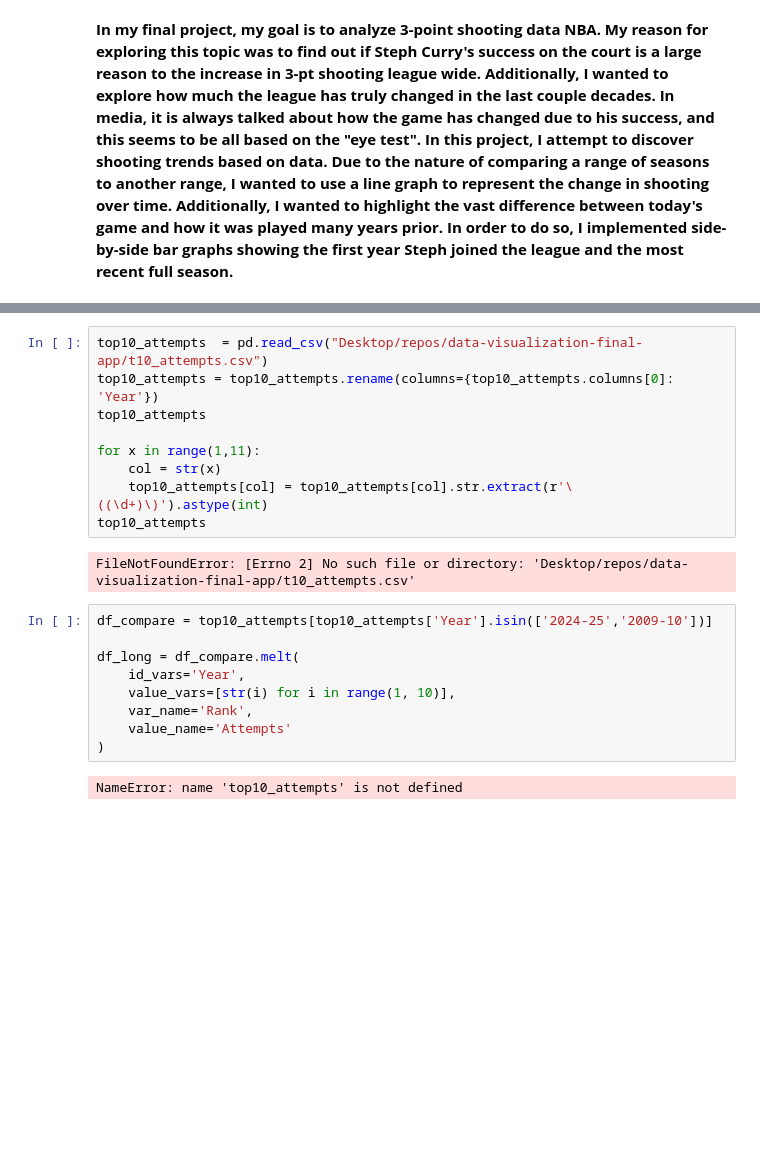
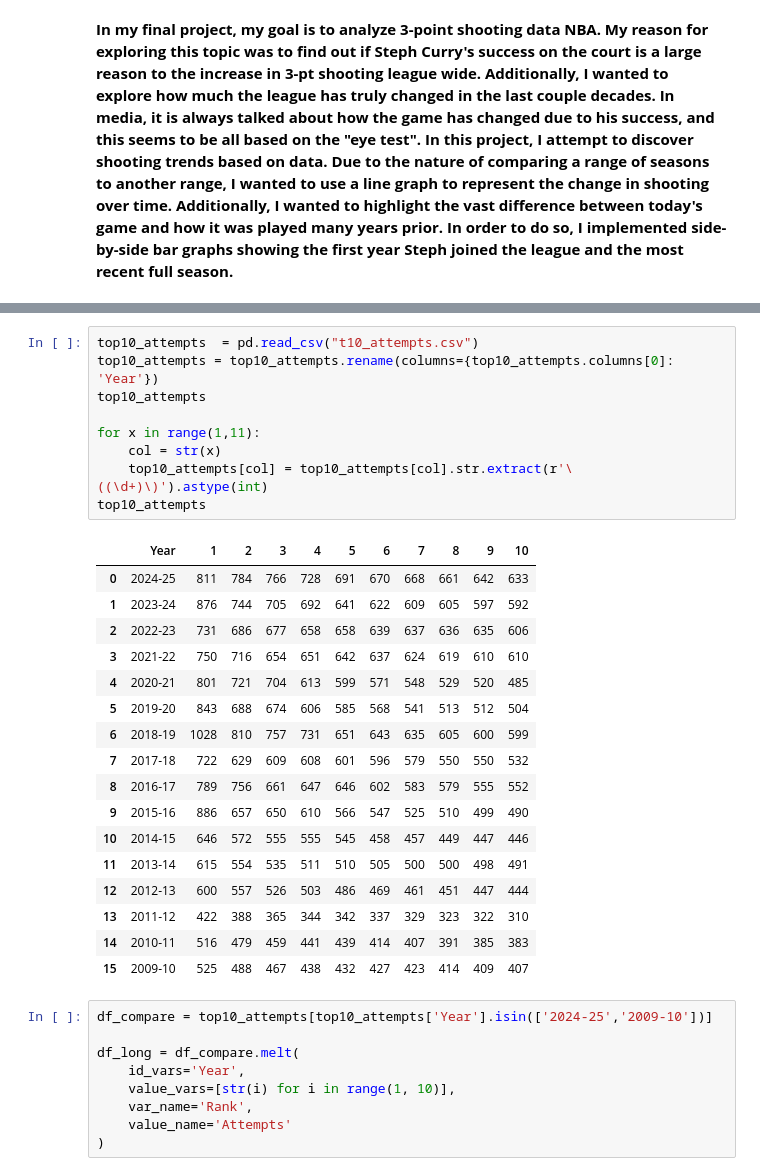
Before and after one commit to danielvo1/steph_curry_impact, a Jupyter notebook: steph_curry_final.ipynb, the cells around one changed output, grey strips where cells are left out. Cells and saved outputs as stored; diff of their text form; blank space fills up the shorter version.

```diff
--- a/steph_curry_final.ipynb
+++ b/steph_curry_final.ipynb
@@ -52,14 +60,30 @@ NameError: name 'df' is not defined
 # %%
-top10_attempts  = pd.read_csv("Desktop/repos/data-visualization-final-app/t10_attempts.csv")
+top10_attempts  = pd.read_csv("t10_attempts.csv")
 top10_attempts = top10_attempts.rename(columns={top10_attempts.columns[0]: 'Year'})
 top10_attempts
 
 for x in range(1,11):
     col = str(x)
     top10_attempts[col] = top10_attempts[col].str.extract(r'\((\d+)\)').astype(int)
 top10_attempts
 # %% [output]
-FileNotFoundError: [Errno 2] No such file or directory: 'Desktop/repos/data-visualization-final-app/t10_attempts.csv'
+|  | Year | 1 | 2 | 3 | 4 | 5 | 6 | 7 | 8 | 9 | 10 |
+| 0 | 2024-25 | 811 | 784 | 766 | 728 | 691 | 670 | 668 | 661 | 642 | 633 |
+| 1 | 2023-24 | 876 | 744 | 705 | 692 | 641 | 622 | 609 | 605 | 597 | 592 |
+| 2 | 2022-23 | 731 | 686 | 677 | 658 | 658 | 639 | 637 | 636 | 635 | 606 |
+| 3 | 2021-22 | 750 | 716 | 654 | 651 | 642 | 637 | 624 | 619 | 610 | 610 |
+| 4 | 2020-21 | 801 | 721 | 704 | 613 | 599 | 571 | 548 | 529 | 520 | 485 |
+| 5 | 2019-20 | 843 | 688 | 674 | 606 | 585 | 568 | 541 | 513 | 512 | 504 |
+| 6 | 2018-19 | 1028 | 810 | 757 | 731 | 651 | 643 | 635 | 605 | 600 | 599 |
+| 7 | 2017-18 | 722 | 629 | 609 | 608 | 601 | 596 | 579 | 550 | 550 | 532 |
+| 8 | 2016-17 | 789 | 756 | 661 | 647 | 646 | 602 | 583 | 579 | 555 | 552 |
+| 9 | 2015-16 | 886 | 657 | 650 | 610 | 566 | 547 | 525 | 510 | 499 | 490 |
+| 10 | 2014-15 | 646 | 572 | 555 | 555 | 545 | 458 | 457 | 449 | 447 | 446 |
+| 11 | 2013-14 | 615 | 554 | 535 | 511 | 510 | 505 | 500 | 500 | 498 | 491 |
+| 12 | 2012-13 | 600 | 557 | 526 | 503 | 486 | 469 | 461 | 451 | 447 | 444 |
+| 13 | 2011-12 | 422 | 388 | 365 | 344 | 342 | 337 | 329 | 323 | 322 | 310 |
+| 14 | 2010-11 | 516 | 479 | 459 | 441 | 439 | 414 | 407 | 391 | 385 | 383 |
+| 15 | 2009-10 | 525 | 488 | 467 | 438 | 432 | 427 | 423 | 414 | 409 | 407 |
 # %%
 df_compare = top10_attempts[top10_attempts['Year'].isin(['2024-25','2009-10'])]
 
@@ -69,8 +93,6 @@ df_long = df_compare.melt(
     var_name='Rank',
     value_name='Attempts'
 )
-# %% [output]
-NameError: name 'top10_attempts' is not defined
 # %%
 alt.Chart(df_long).mark_bar().encode(
     x=alt.X('Rank:O', title='Top Shooter Rank'),
```
Also changed, not shown: parts of 8 cells of this notebook.
